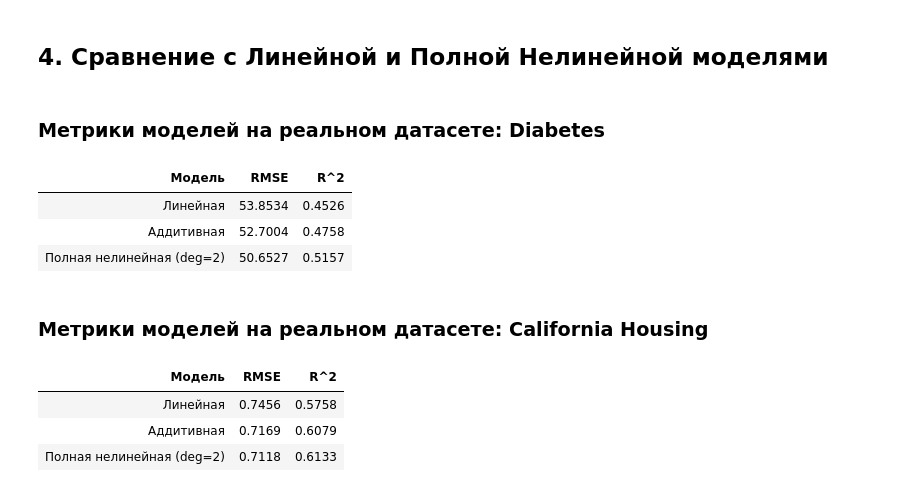
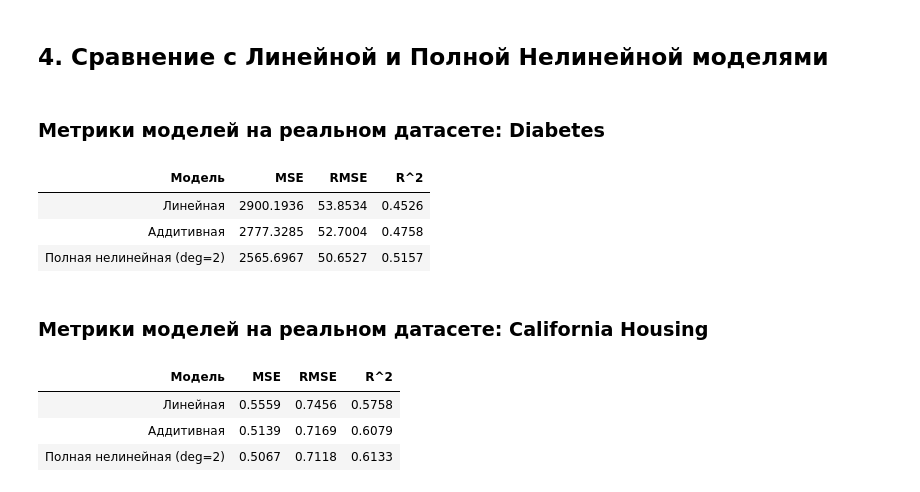
Before and after one commit to Toxele/Functional-Analysis-Cases-5-6-7, a Jupyter notebook: case_7/case_7.ipynb, the cells around one changed output. Cells and saved outputs as stored; diff of their text form; code cells hidden in the pictures.

```diff
--- a/case_7/case_7.ipynb
+++ b/case_7/case_7.ipynb
@@ -57,7 +92,7 @@ plt.show()
 # %%
 def eval_model(model, X, y):
     preds = model.predict(X)
-    return rmse(y, preds), r2_score(y, preds)
+    return mse(y, preds), rmse(y, preds), r2_score(y, preds)
 # %%
 # Подготовка Diabetes (нормализация признаков в [0, 1])
 diabetes = load_diabetes()
@@ -66,47 +101,59 @@ y_db = diabetes.target
 X_tr_db, X_te_db, y_tr_db, y_te_db = train_test_split(X_db_scaled, y_db, test_size=0.2, random_state=42)
 
 # Обучение трех моделей на Diabetes
 db_lin = AdditiveModel(M=1, basis='poly').fit(X_tr_db, y_tr_db)
 db_add = AdditiveModel(M=3, basis='poly', alpha=0.1).fit(X_tr_db, y_tr_db)
-db_full = FullNonLinearModel(degree=2, alpha=0.1).fit(X_tr_db, y_tr_db) # Степень 2 для стабильности на 10 признаках
+db_full = FullNonLinearModel(degree=2, alpha=0.1).fit(X_tr_db, y_tr_db)
 
 # Подготовка California Housing
 housing = fetch_california_housing()
 X_hs_scaled = min_max_scale(housing.data)
 y_hs = housing.target
 X_tr_hs, X_te_hs, y_tr_hs, y_te_hs = train_test_split(X_hs_scaled, y_hs, test_size=0.2, random_state=42)
 
 # Обучение трех моделей на California Housing
 hs_lin = AdditiveModel(M=1, basis='poly').fit(X_tr_hs, y_tr_hs)
 hs_add = AdditiveModel(M=3, basis='poly', alpha=0.1).fit(X_tr_hs, y_tr_hs)
 hs_full = FullNonLinearModel(degree=2, alpha=0.1).fit(X_tr_hs, y_tr_hs)
 
-# Сбор результатов
+# Метрики
+# Diabetes
+mse_db_lin, rmse_db_lin, r2_db_lin = eval_model(db_lin, X_te_db, y_te_db)
+mse_db_add, rmse_db_add, r2_db_add = eval_model(db_add, X_te_db, y_te_db)
+mse_db_full, rmse_db_full, r2_db_full = eval_model(db_full, X_te_db, y_te_db)
+
+# California Housing
+mse_hs_lin, rmse_hs_lin, r2_hs_lin = eval_model(hs_lin, X_te_hs, y_te_hs)
+mse_hs_add, rmse_hs_add, r2_hs_add = eval_model(hs_add, X_te_hs, y_te_hs)
+mse_hs_full, rmse_hs_full, r2_hs_full = eval_model(hs_full, X_te_hs, y_te_hs)
+
 df_real_db = pd.DataFrame({
     "Модель": ["Линейная", "Аддитивная", "Полная нелинейная (deg=2)"],
-    "RMSE": [eval_model(db_lin, X_te_db, y_te_db)[0], eval_model(db_add, X_te_db, y_te_db)[0], eval_model(db_full, X_te_db, y_te_db)[0]],
-    "R^2": [eval_model(db_lin, X_te_db, y_te_db)[1], eval_model(db_add, X_te_db, y_te_db)[1], eval_model(db_full, X_te_db, y_te_db)[1]]
+    "MSE": [mse_db_lin, mse_db_add, mse_db_full],
+    "RMSE": [rmse_db_lin, rmse_db_add, rmse_db_full],
+    "R^2": [r2_db_lin, r2_db_add, r2_db_full]
 })
 
 df_real_hs = pd.DataFrame({
     "Модель": ["Линейная", "Аддитивная", "Полная нелинейная (deg=2)"],
-    "RMSE": [eval_model(hs_lin, X_te_hs, y_te_hs)[0], eval_model(hs_add, X_te_hs, y_te_hs)[0], eval_model(hs_full, X_te_hs, y_te_hs)[0]],
-    "R^2": [eval_model(hs_lin, X_te_hs, y_te_hs)[1], eval_model(hs_add, X_te_hs, y_te_hs)[1], eval_model(hs_full, X_te_hs, y_te_hs)[1]]
+    "MSE": [mse_hs_lin, mse_hs_add, mse_hs_full],
+    "RMSE": [rmse_hs_lin, rmse_hs_add, rmse_hs_full],
+    "R^2": [r2_hs_lin, r2_hs_add, r2_hs_full]
 })
 
 display(HTML("<h3>Метрики моделей на реальном датасете: Diabetes</h3>"))
-display(df_real_db.style.format({"RMSE": "{:.4f}", "R^2": "{:.4f}"}).hide(axis="index"))
+display(df_real_db.style.format({"MSE": "{:.4f}", "RMSE": "{:.4f}", "R^2": "{:.4f}"}).hide(axis="index"))
 
 display(HTML("<h3>Метрики моделей на реальном датасете: California Housing</h3>"))
-display(df_real_hs.style.format({"RMSE": "{:.4f}", "R^2": "{:.4f}"}).hide(axis="index"))
+display(df_real_hs.style.format({"MSE": "{:.4f}", "RMSE": "{:.4f}", "R^2": "{:.4f}"}).hide(axis="index"))
 # %% [output]
 Метрики моделей на реальном датасете: Diabetes
-| Модель | RMSE | R^2 |
-| Линейная | 53.8534 | 0.4526 |
-| Аддитивная | 52.7004 | 0.4758 |
-| Полная нелинейная (deg=2) | 50.6527 | 0.5157 |
+| Модель | MSE | RMSE | R^2 |
+| Линейная | 2900.1936 | 53.8534 | 0.4526 |
+| Аддитивная | 2777.3285 | 52.7004 | 0.4758 |
+| Полная нелинейная (deg=2) | 2565.6967 | 50.6527 | 0.5157 |
 Метрики моделей на реальном датасете: California Housing
-| Модель | RMSE | R^2 |
-| Линейная | 0.7456 | 0.5758 |
-| Аддитивная | 0.7169 | 0.6079 |
-| Полная нелинейная (deg=2) | 0.7118 | 0.6133 |
+| Модель | MSE | RMSE | R^2 |
+| Линейная | 0.5559 | 0.7456 | 0.5758 |
+| Аддитивная | 0.5139 | 0.7169 | 0.6079 |
+| Полная нелинейная (deg=2) | 0.5067 | 0.7118 | 0.6133 |
```
Also changed, not shown: parts of 4 cells of this notebook, 2 other files.
